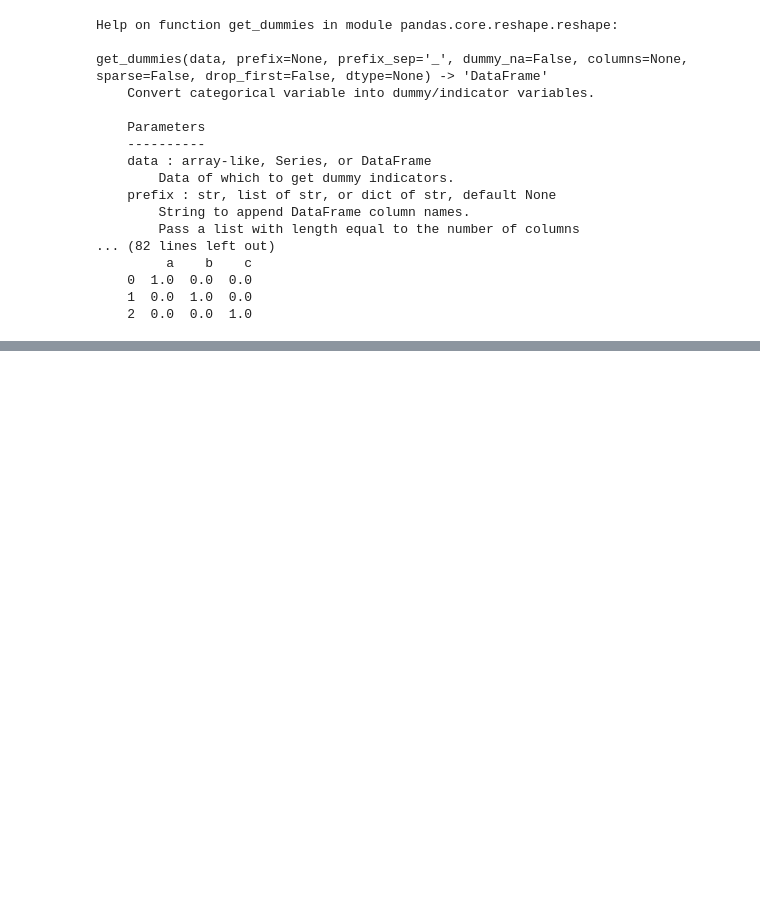
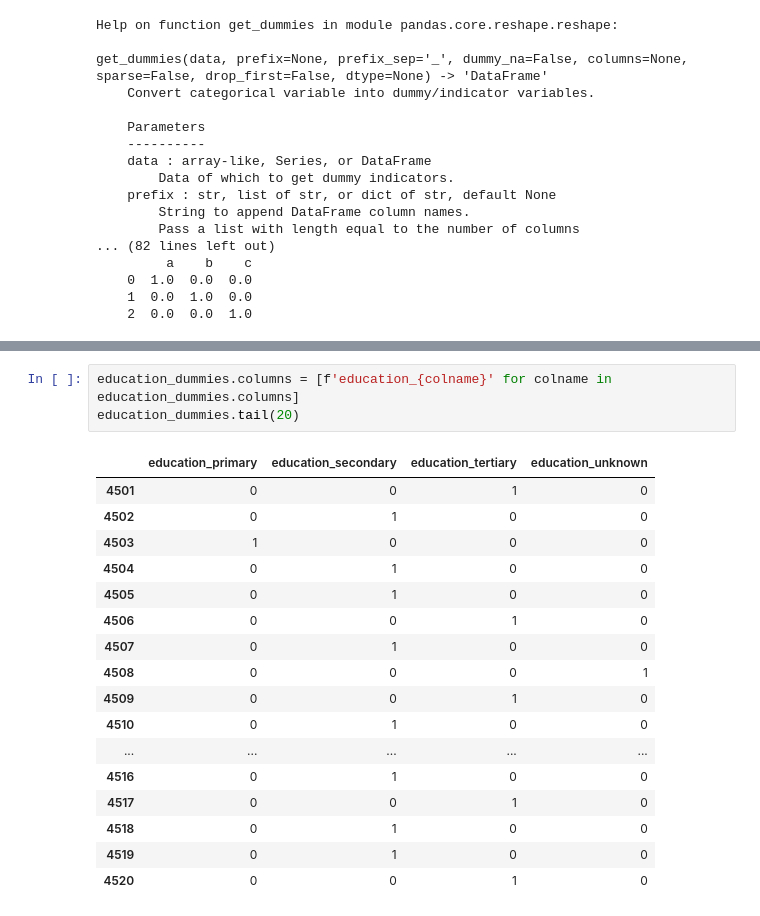
Before and after one commit to timebe00/PyLSJ, a Jupyter notebook: Untitled2.ipynb, the cells around one changed output, grey strips where cells are left out. Drawn from its saved outputs; the diff is of its cells as text; blank space fills up the shorter version.

```diff
--- a/Untitled2.ipynb
+++ b/Untitled2.ipynb
@@ -191,0 +279,21 @@ get_dummies(data, prefix=None, prefix_sep='_', dummy_na=False, columns=None, spa
+# %%
+education_dummies.columns = [f'education_{colname}' for colname in education_dummies.columns]
+education_dummies.tail(20)
+# %% [output]
+|  | education_primary | education_secondary | education_tertiary | education_unknown |
+| 4501 | 0 | 0 | 1 | 0 |
+| 4502 | 0 | 1 | 0 | 0 |
+| 4503 | 1 | 0 | 0 | 0 |
+| 4504 | 0 | 1 | 0 | 0 |
+| 4505 | 0 | 1 | 0 | 0 |
+| 4506 | 0 | 0 | 1 | 0 |
+| 4507 | 0 | 1 | 0 | 0 |
+| 4508 | 0 | 0 | 0 | 1 |
+| 4509 | 0 | 0 | 1 | 0 |
+| 4510 | 0 | 1 | 0 | 0 |
+| ... | ... | ... | ... | ... |
+| 4516 | 0 | 1 | 0 | 0 |
+| 4517 | 0 | 0 | 1 | 0 |
+| 4518 | 0 | 1 | 0 | 0 |
+| 4519 | 0 | 1 | 0 | 0 |
+| 4520 | 0 | 0 | 1 | 0 |
```
Also changed, not shown: parts of 10 cells of this notebook.
